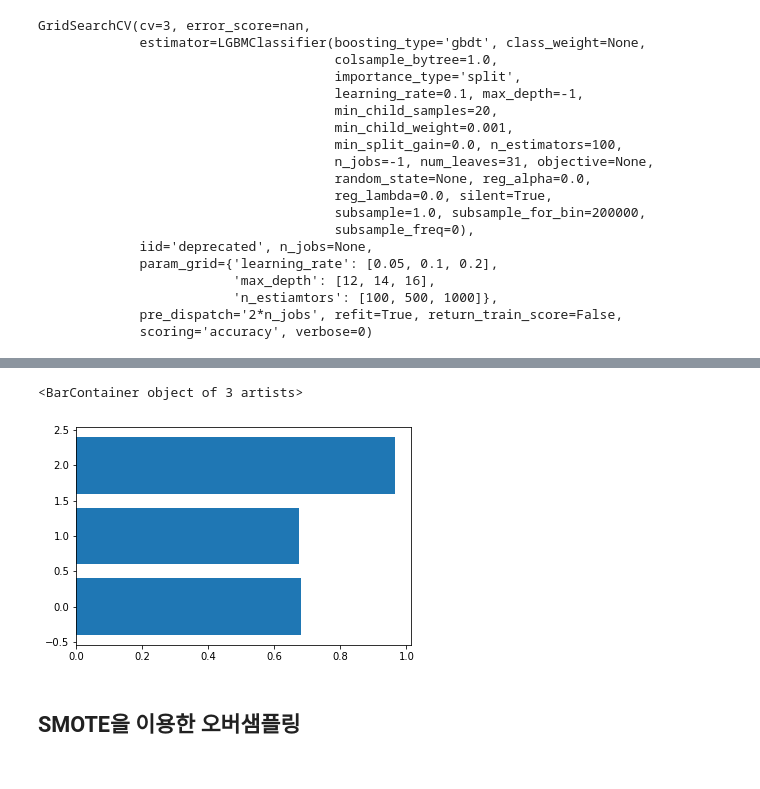
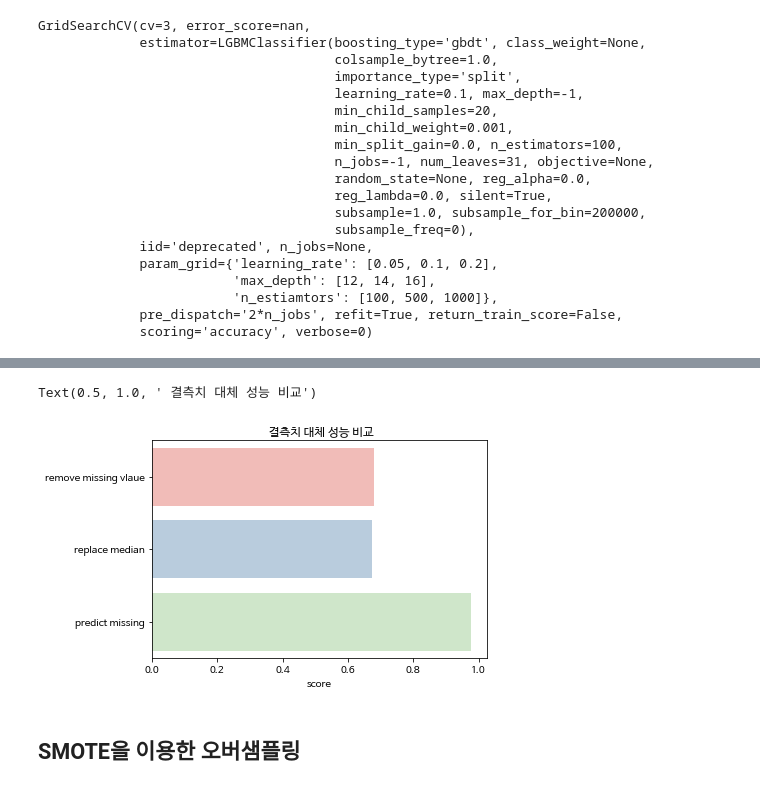
Before and after one commit to JIWON0520/TIL, a Jupyter notebook: 머신러닝/kaggle/Water_Quality_Classification.ipynb, the cells around one changed output, grey strips where cells are left out. Saved outputs shown, nothing was run; the diff lists cells and outputs as text; code cells hidden in the pictures.

```diff
--- a/머신러닝/kaggle/Water_Quality_Classification.ipynb
+++ b/머신러닝/kaggle/Water_Quality_Classification.ipynb
@@ -408,9 +455,11 @@ accuracy_score(y_test,pred)
-# %%
-#세가지 방법의 score 시각화
-plt.barh(np.arange(len(scoring)),scoring)
-# %% [output]
-<BarContainer object of 3 artists>
-[figure, removed]
+# %%
+#세가지 방법의 score 시각화
+scoring=pd.DataFrame(scoring,columns=['score'],index=['remove missing vlaue','replace median','predict missing'])
+sns.barplot(data=scoring,y=scoring.index,x='score',palette=colors)
+plt.title(' 결측치 대체 성능 비교')
+# %% [output]
+Text(0.5, 1.0, ' 결측치 대체 성능 비교')
+[figure, added]
 # %% [markdown]
 ## SMOTE을 이용한 오버샘플링
 # %%
```
Also changed, not shown: parts of 31 cells of this notebook.
